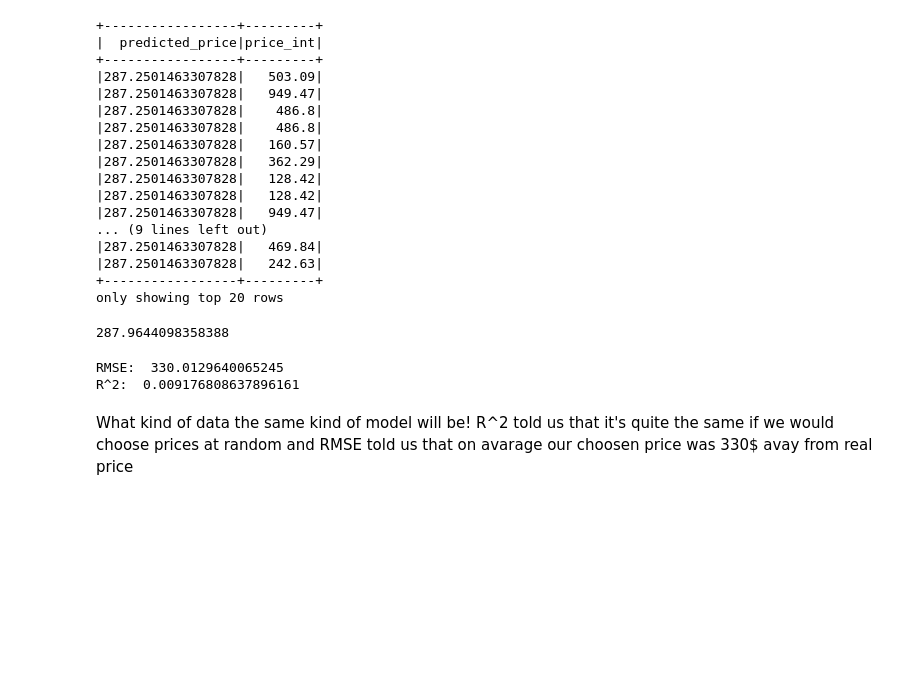
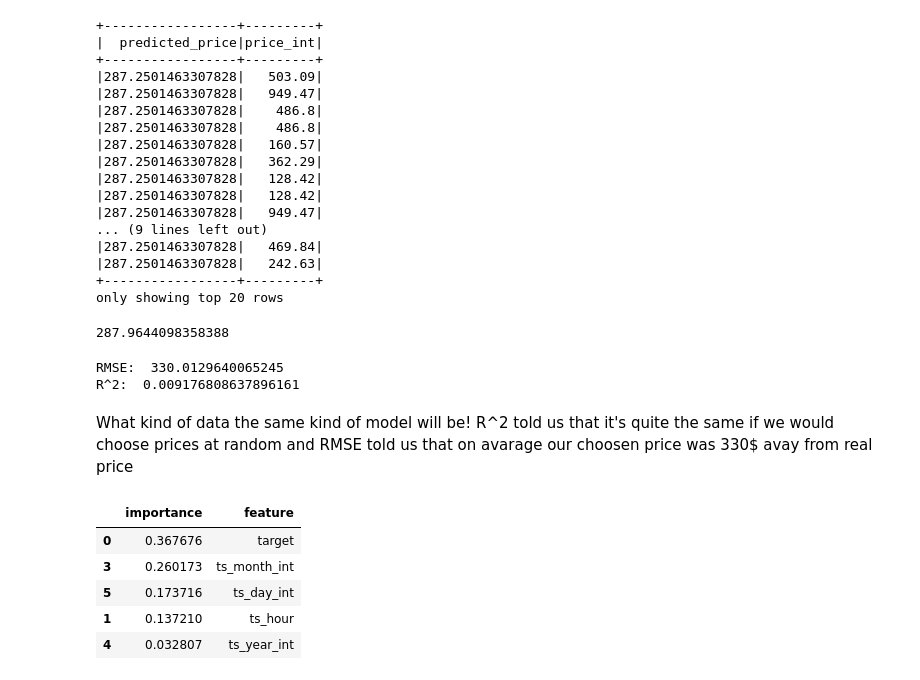
Before and after one commit to kizerek321/learning_pyspark, a Jupyter notebook: feature_engineering.ipynb, the cells around one changed output. Saved outputs shown, nothing was run; the diff lists cells and outputs as text; code cells hidden in the pictures; blank space fills up the shorter version.

Commit message:
day 9, 3rd commit. Saving and loading models for future. 4 out of 6 courses done!

```diff
--- a/feature_engineering.ipynb
+++ b/feature_engineering.ipynb
@@ -697,7 +697,7 @@ only showing top 20 rows
 from pyspark.ml.regression import RandomForestRegressor
 
 rf = RandomForestRegressor(featuresCol='features', labelCol='price_int', predictionCol="predicted_price", seed=42)
-model = rf.fit(ml_ready_df)
+model_RF = rf.fit(ml_ready_df)
 # %%
 df_test = spark.read.parquet(whole_path_test)
 df_test = df_test.withColumn("price_int", df_test["price"].cast(DoubleType())).withColumn("ts_month_int", df_test["ts_month"].cast(IntegerType())).withColumn("ts_year_int", df_test["ts_year"].cast(IntegerType())).withColumn("ts_day_int", df_test["ts_day"].cast(IntegerType())).withColumn("ts_weekday_int", df_test["ts_weekday"].cast(IntegerType()))
@@ -803,3 +803,17 @@ RMSE:  330.0129640065245
 R^2:  0.009176808637896161
 # %% [markdown]
 What kind of data the same kind of model will be!  R^2 told us that it's quite the same if we would choose prices at random and RMSE told us that on avarage our choosen price was 330$ avay from real price
+# %%
+import pandas as pd
+#evaluating what features are more important
+fi_df = pd.DataFrame(model_RF.featureImportances.toArray(), columns=['importance'])
+fi_df['feature'] = pd.Series(features_cols)
+fi_df.sort_values('importance', ascending=False, inplace=True)
+fi_df.head()
+# %% [output]
+|  | importance | feature |
+| 0 | 0.367676 | target |
+| 3 | 0.260173 | ts_month_int |
+| 5 | 0.173716 | ts_day_int |
+| 1 | 0.137210 | ts_hour |
+| 4 | 0.032807 | ts_year_int |
```
Also changed, not shown: parts of 3 cells of this notebook.
